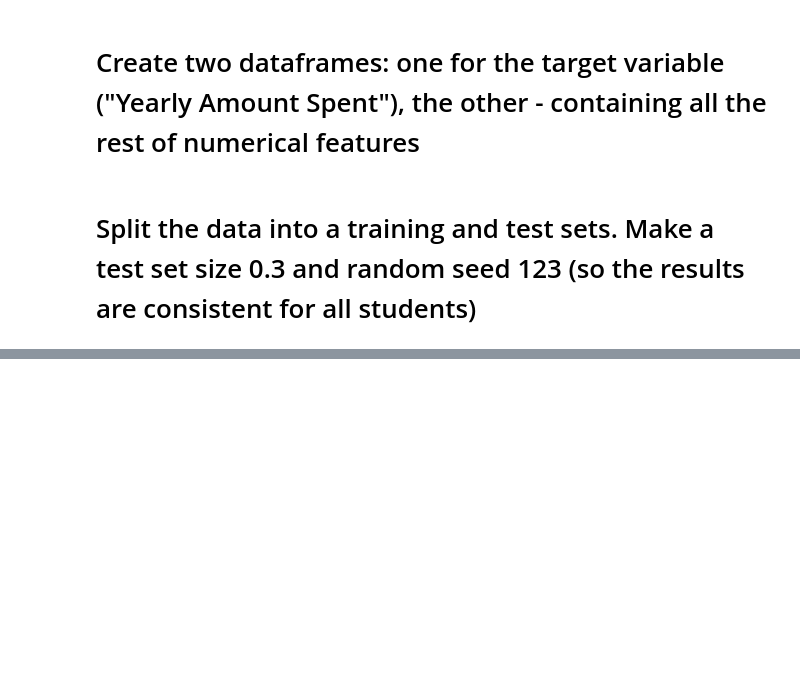
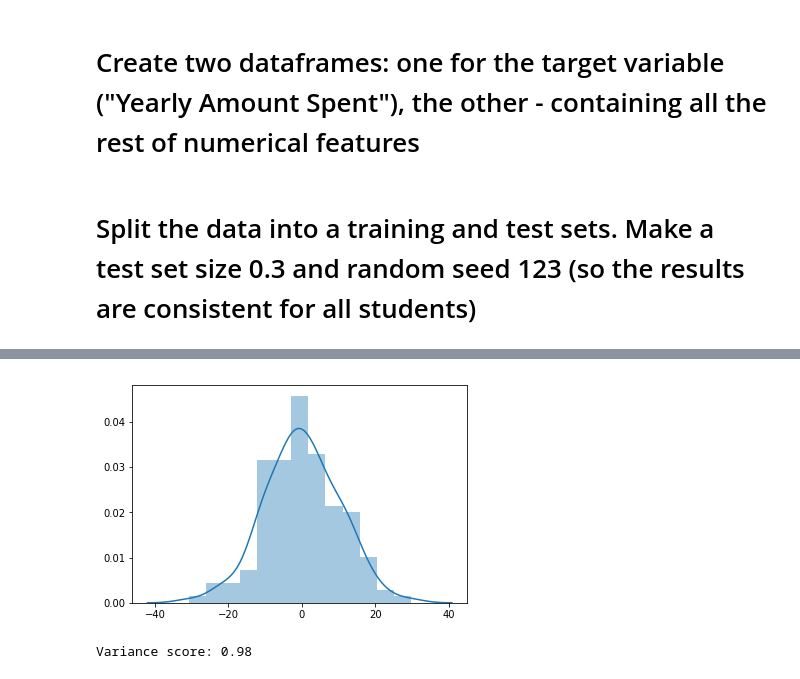
Before and after one commit to steveflys/data-science, a Jupyter notebook: regression.ipynb, the cells around one changed output, grey strips where cells are left out. Drawn from its saved outputs; the diff is of its cells as text; code cells hidden in the pictures; blank space fills up the shorter version.

```diff
--- a/regression.ipynb
+++ b/regression.ipynb
@@ -78,0 +130,10 @@ cust_data = pd.DataFrame(df.drop(columns="Yearly Amount Spent"))
+# %%
+
+ax = sns.distplot(Y_test-Y_pred)
+# %% [output]
+[figure, added]
+# %%
+# Explained variance score: 1 is perfect prediction
+print('Variance score: %.2f' % r2_score(Y_test, Y_pred))
+# %% [output]
+Variance score: 0.98
```
Also changed, not shown: parts of 14 cells of this notebook.
